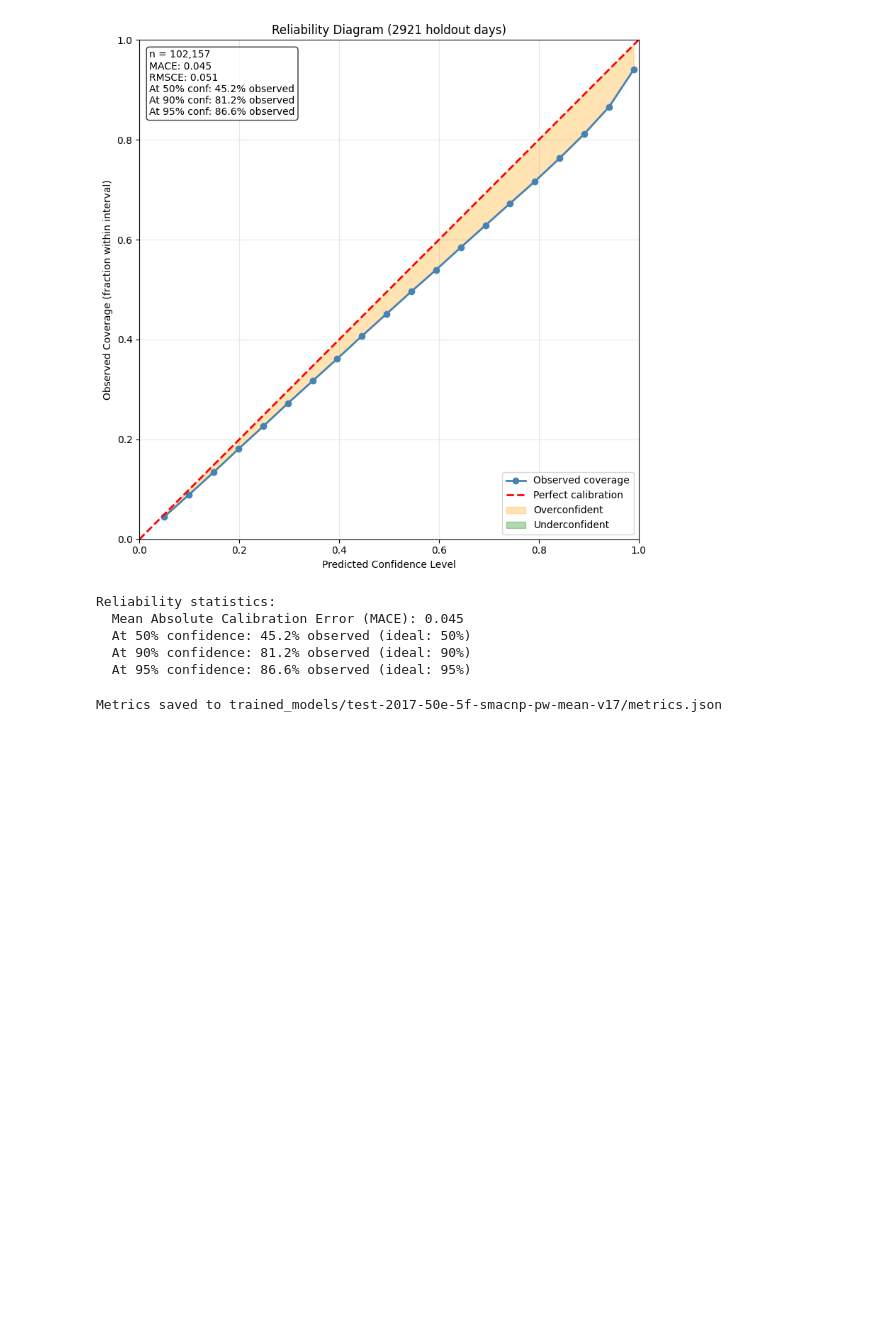
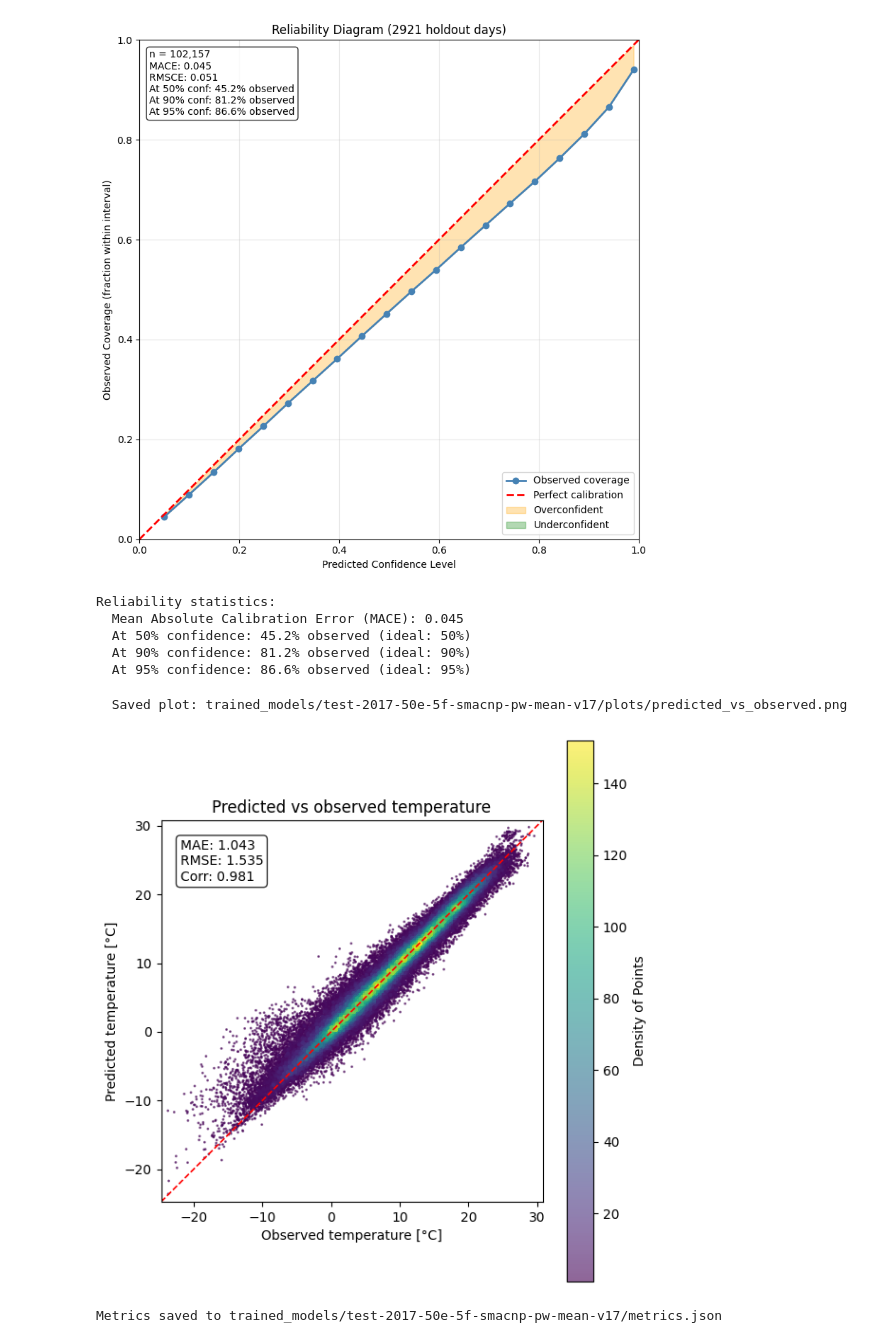
Before and after one commit to adrienpaolini/convNPClimate, a Jupyter notebook: predictions_pw.ipynb, the cells around one changed output. Saved outputs shown, nothing was run; the diff lists cells and outputs as text; code cells hidden in the pictures; blank space fills up the shorter version.

```diff
--- a/predictions_pw.ipynb
+++ b/predictions_pw.ipynb
@@ -351,7 +351,7 @@ for fold in range(params.N_FOLDS):
     lims = [min(fold_truths[mid][valid].min(), fold_preds[mid][valid].min()),
             max(fold_truths[mid][valid].max(), fold_preds[mid][valid].max())]
     ax.plot(lims, lims, 'r--')
-    ax.set_xlabel('Observed tmax (°C)'); ax.set_ylabel('Predicted tmax (°C)')
+    ax.set_xlabel('Observed temp (°C)'); ax.set_ylabel('Predicted temp (°C)')
     ax.set_title(f'Fold {fold+1} — {fold_dates[mid]}')
     plt.tight_layout(); plt.savefig(plot_path(f'fold{fold}_scatter')); plt.show()
 
@@ -369,7 +369,7 @@ all_errors  = all_preds - all_truths
 sigma_degC  = all_sigmas * metadata.data_std
 all_baselines_holdout = np.concatenate(combined_baselines, axis=0)
 total_days  = all_preds.shape[0]
-print(f"\nCombined: {total_days} days × {all_preds.shape[1]} test stations")
+print(f"\nCombined: {total_days} days x {all_preds.shape[1]} test stations")
 # %% [output]
 ============================================================
 Fold 1/5
@@ -637,6 +637,16 @@ Reliability statistics:
   At 50% confidence: 45.2% observed (ideal: 50%)
   At 90% confidence: 81.2% observed (ideal: 90%)
   At 95% confidence: 86.6% observed (ideal: 95%)
+# %%
+fig = vis.plot_predicted_vs_observed(
+    all_preds=all_preds,
+    all_truths=all_truths,
+    title='Predicted vs observed temperature',
+    save_path=plot_path('predicted_vs_observed'),
+)
+# %% [output]
+  Saved plot: trained_models/test-2017-50e-5f-smacnp-pw-mean-v17/plots/predicted_vs_observed.png
+[figure, added]
 # %%
 import json
 
```
Also changed, not shown: parts of 3 cells of this notebook, 45 other files.
